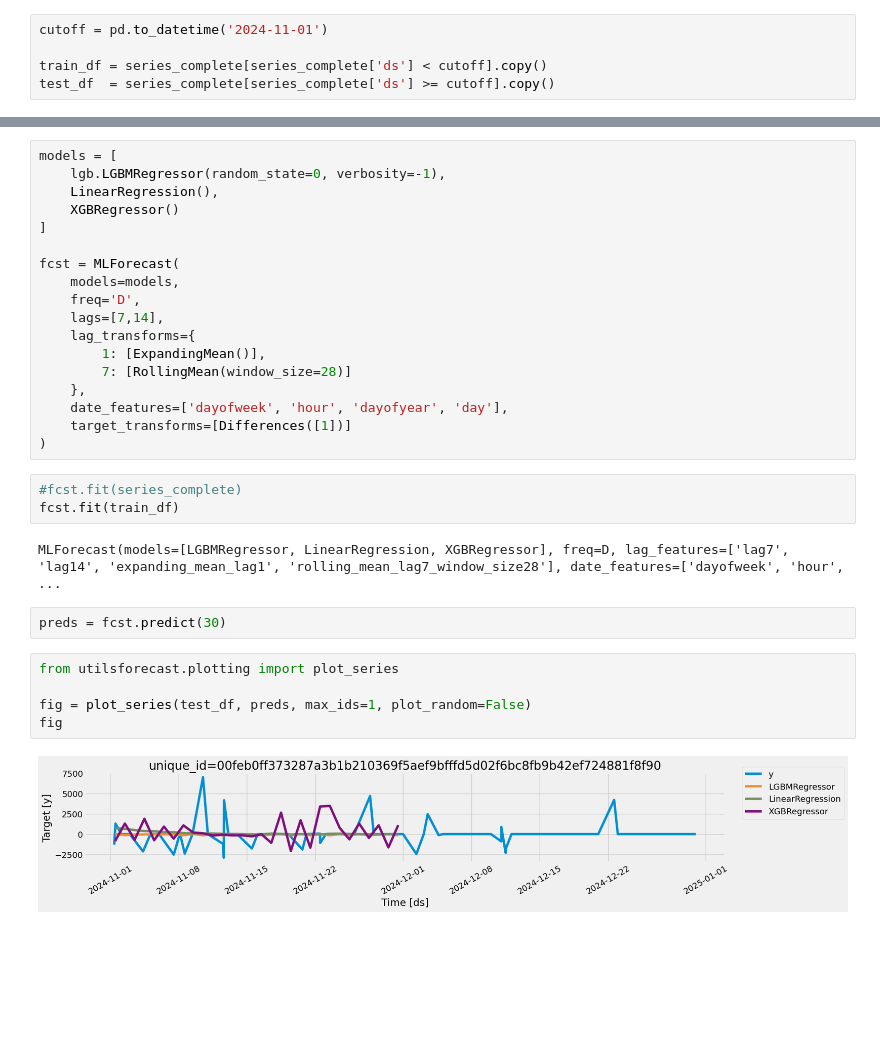
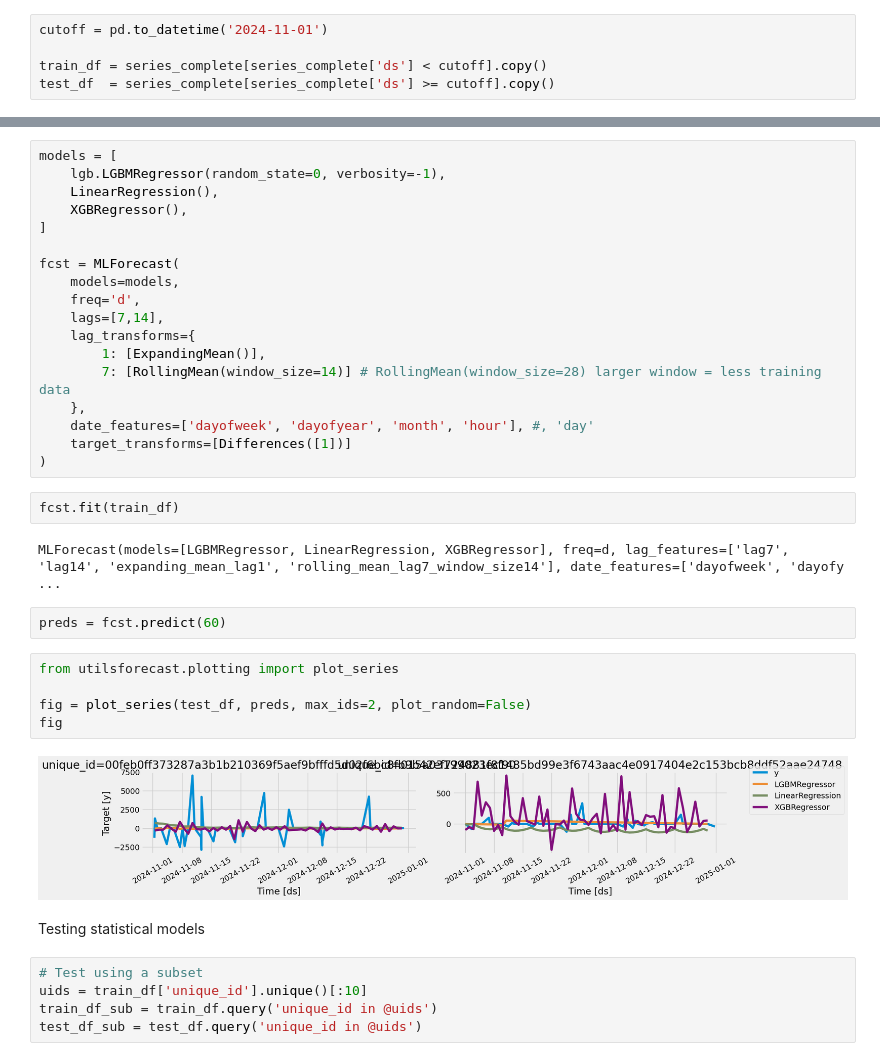
Before and after one commit to martinkivisikk/ml-project, a Jupyter notebook: notebooks/prototyping.ipynb, the cells around one changed output, grey strips where cells are left out. Cells and saved outputs as stored; diff of their text form; blank space fills up the shorter version.

Commit message:
Tried statistical models

```diff
--- a/notebooks/prototyping.ipynb
+++ b/notebooks/prototyping.ipynb
@@ -215,31 +224,37 @@ test_df  = series_complete[series_complete['ds'] >= cutoff].copy()
 models = [
     lgb.LGBMRegressor(random_state=0, verbosity=-1),
     LinearRegression(),
-    XGBRegressor()
+    XGBRegressor(),
 ]
 
 fcst = MLForecast(
     models=models,
-    freq='D',
+    freq='d',
     lags=[7,14],
     lag_transforms={
         1: [ExpandingMean()],
-        7: [RollingMean(window_size=28)]
+        7: [RollingMean(window_size=14)] # RollingMean(window_size=28) larger window = less training data
     },
-    date_features=['dayofweek', 'hour', 'dayofyear', 'day'],
+    date_features=['dayofweek', 'dayofyear', 'month', 'hour'], #, 'day'
     target_transforms=[Differences([1])]
 )
 # %%
-#fcst.fit(series_complete)
 fcst.fit(train_df)
 # %% [output]
-MLForecast(models=[LGBMRegressor, LinearRegression, XGBRegressor], freq=D, lag_features=['lag7', 'lag14', 'expanding_mean_lag1', 'rolling_mean_lag7_window_size28'], date_features=['dayofweek', 'hour', ...
+MLForecast(models=[LGBMRegressor, LinearRegression, XGBRegressor], freq=d, lag_features=['lag7', 'lag14', 'expanding_mean_lag1', 'rolling_mean_lag7_window_size14'], date_features=['dayofweek', 'dayofy ...
 # %%
-preds = fcst.predict(30)
+preds = fcst.predict(60)
 # %%
 from utilsforecast.plotting import plot_series
 
-fig = plot_series(test_df, preds, max_ids=1, plot_random=False)
+fig = plot_series(test_df, preds, max_ids=2, plot_random=False)
 fig
 # %% [output]
-[figure, old version]
+[figure, new version]
+# %% [markdown]
+Testing statistical models
+# %%
+# Test using a subset
+uids = train_df['unique_id'].unique()[:10]
+train_df_sub = train_df.query('unique_id in @uids')
+test_df_sub = test_df.query('unique_id in @uids')
```
Also changed, not shown: parts of 7 cells of this notebook, 1 other file.
